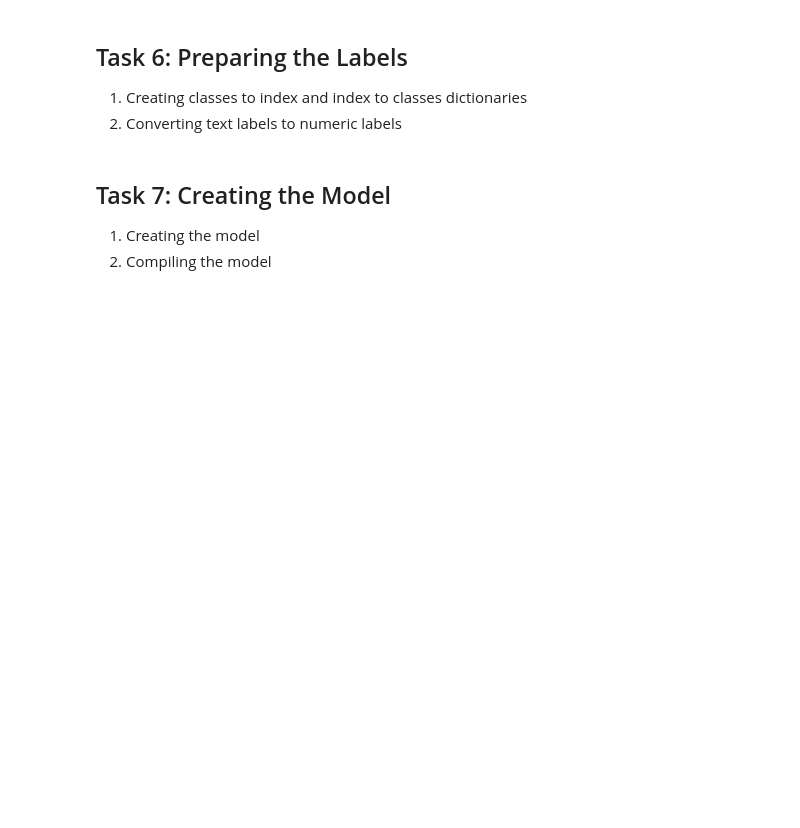
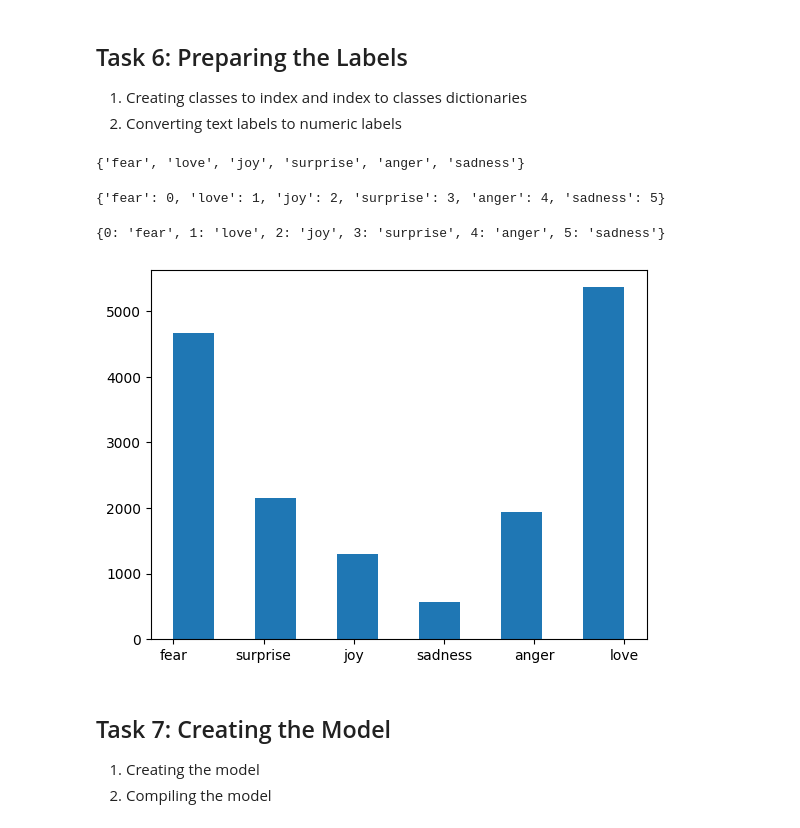
Before and after one commit to harshithgowdakc/-Tweet-Emotion-Recognition, a Jupyter notebook: Copy_of_Tweet_Emotion_Recognition_Learner.ipynb, the cells around one changed output. Saved outputs shown, nothing was run; the diff lists cells and outputs as text; code cells hidden in the pictures; blank space fills up the shorter version.

```diff
--- a/Copy_of_Tweet_Emotion_Recognition_Learner.ipynb
+++ b/Copy_of_Tweet_Emotion_Recognition_Learner.ipynb
@@ -173,3 +232,24 @@ def get_sequences(tokenizer, tweets):
 
 1. Creating classes to index and index to classes dictionaries
 2. Converting text labels to numeric labels
+# %%
+classes = {'anger', 'fear', 'joy', 'love', 'sadness', 'surprise'}
+print(classes)
+# %% [output]
+{'fear', 'love', 'joy', 'surprise', 'anger', 'sadness'}
+# %%
+classes_to_index = dict((c, i) for i, c in enumerate(classes))
+index_to_classes = dict((v, k) for k, v in classes_to_index.items())
+# %%
+classes_to_index
+# %% [output]
+{'fear': 0, 'love': 1, 'joy': 2, 'surprise': 3, 'anger': 4, 'sadness': 5}
+# %%
+index_to_classes
+# %% [output]
+{0: 'fear', 1: 'love', 2: 'joy', 3: 'surprise', 4: 'anger', 5: 'sadness'}
+# %%
+plt.hist(list(map(index_to_classes.get, labels)), bins=11)
+plt.show()
+# %% [output]
+[figure, added]
```
Also changed, not shown: parts of 14 cells of this notebook.
